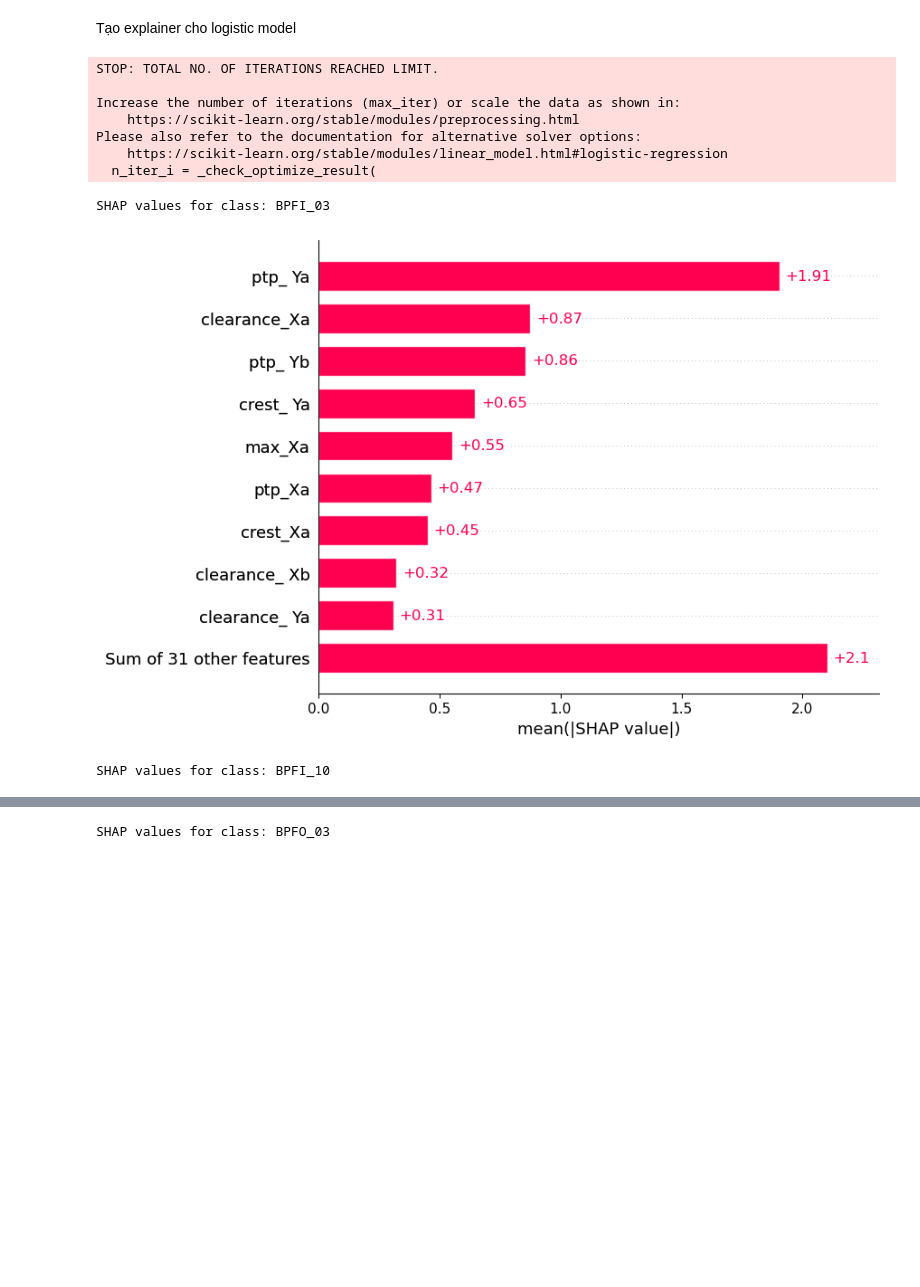
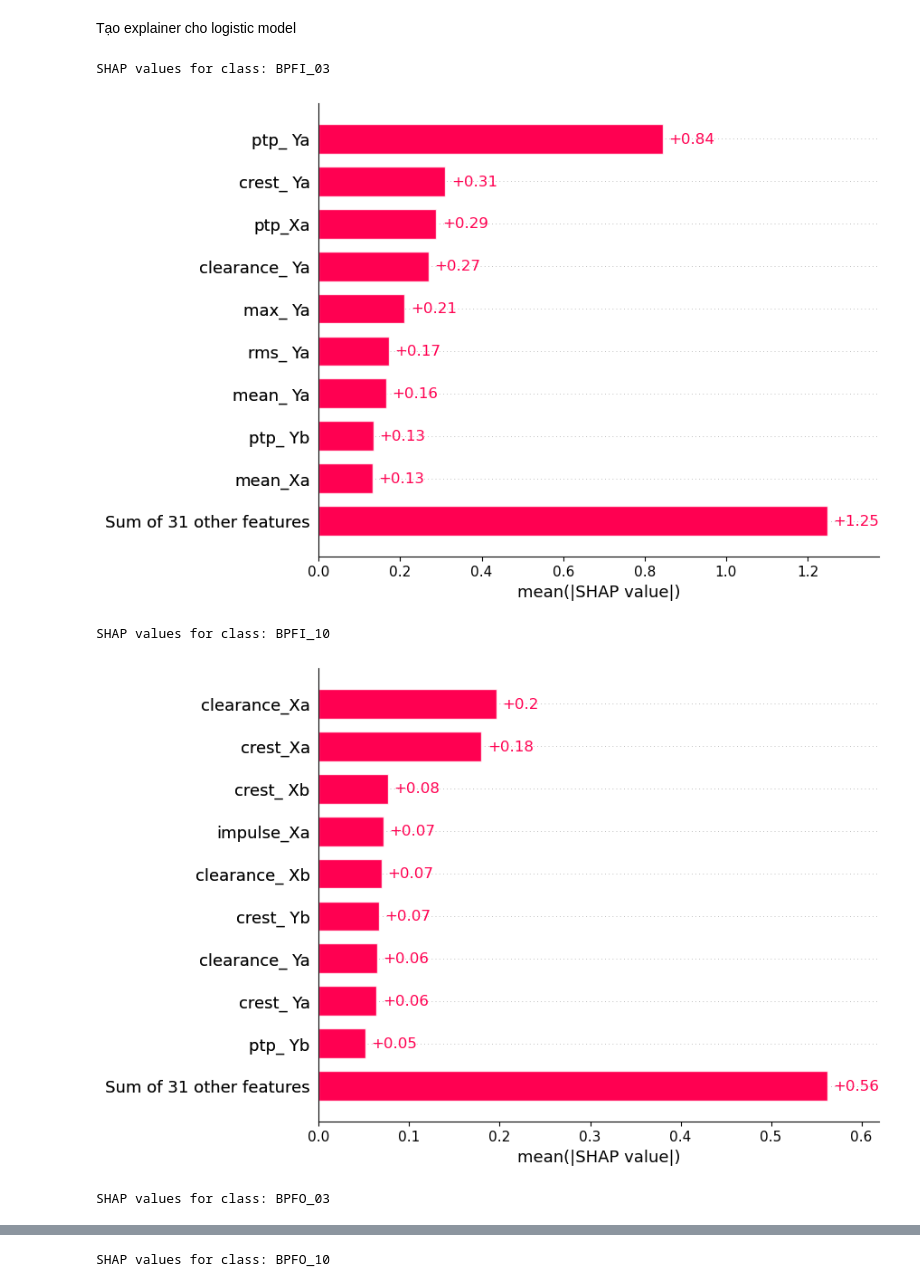
Before and after one commit to deth102/datn, a Jupyter notebook: logistic_train.ipynb, the cells around one changed output, grey strips where cells are left out. Saved outputs shown, nothing was run; the diff lists cells and outputs as text; code cells hidden in the pictures; blank space fills up the shorter version.

```diff
--- a/logistic_train.ipynb
+++ b/logistic_train.ipynb
@@ -131,33 +131,21 @@ Tạo explainer cho logistic model
 Explainer = shap.Explainer(Best_model, x_train_df) # Tạo đối tượng giải thích mô hình
 shap_values = Explainer(X_test_scale) # Tính giá trị SHAP cho tập kiểm tra
 # %%
-
-
 # Lấy tên feature từ file csv
 feature_names = data.columns[:-1].tolist()   # bỏ cột 'label'
 class_names   = data["label"].unique().tolist()
 
-# Train model (ví dụ LogisticRegression)
-from sklearn.linear_model import LogisticRegression
-model = LogisticRegression(max_iter=500)
-model.fit(X_train, y_train)
-
 # Tạo explainer với feature_names
-explainer = shap.Explainer(model, X_train, feature_names=feature_names)
+explainer = shap.Explainer(Best_model, X_train, feature_names=feature_names)
 shap_values = explainer(X_test)
 
 # Vẽ SHAP bar cho class thứ i
 for i, cls in enumerate(class_names):
     print(f"SHAP values for class: {cls}")
     shap.plots.bar(shap_values[:, :, i], max_display=10)
 # %% [output]
-STOP: TOTAL NO. OF ITERATIONS REACHED LIMIT.
-
-Increase the number of iterations (max_iter) or scale the data as shown in:
-    https://scikit-learn.org/stable/modules/preprocessing.html
-Please also refer to the documentation for alternative solver options:
-    https://scikit-learn.org/stable/modules/linear_model.html#logistic-regression
-  n_iter_i = _check_optimize_result(
+SHAP values for class: BPFI_03
+[figure, new version]
-SHAP values for class: BPFI_03
+SHAP values for class: BPFI_10
-[figure, old version]
+[figure, new version]
-SHAP values for class: BPFI_10
+SHAP values for class: BPFO_03
@@ -165 +153 @@ SHAP values for class: BPFI_10
-SHAP values for class: BPFO_03
+SHAP values for class: BPFO_10
```
Also changed, not shown: parts of 2 cells of this notebook, 1 other file.
